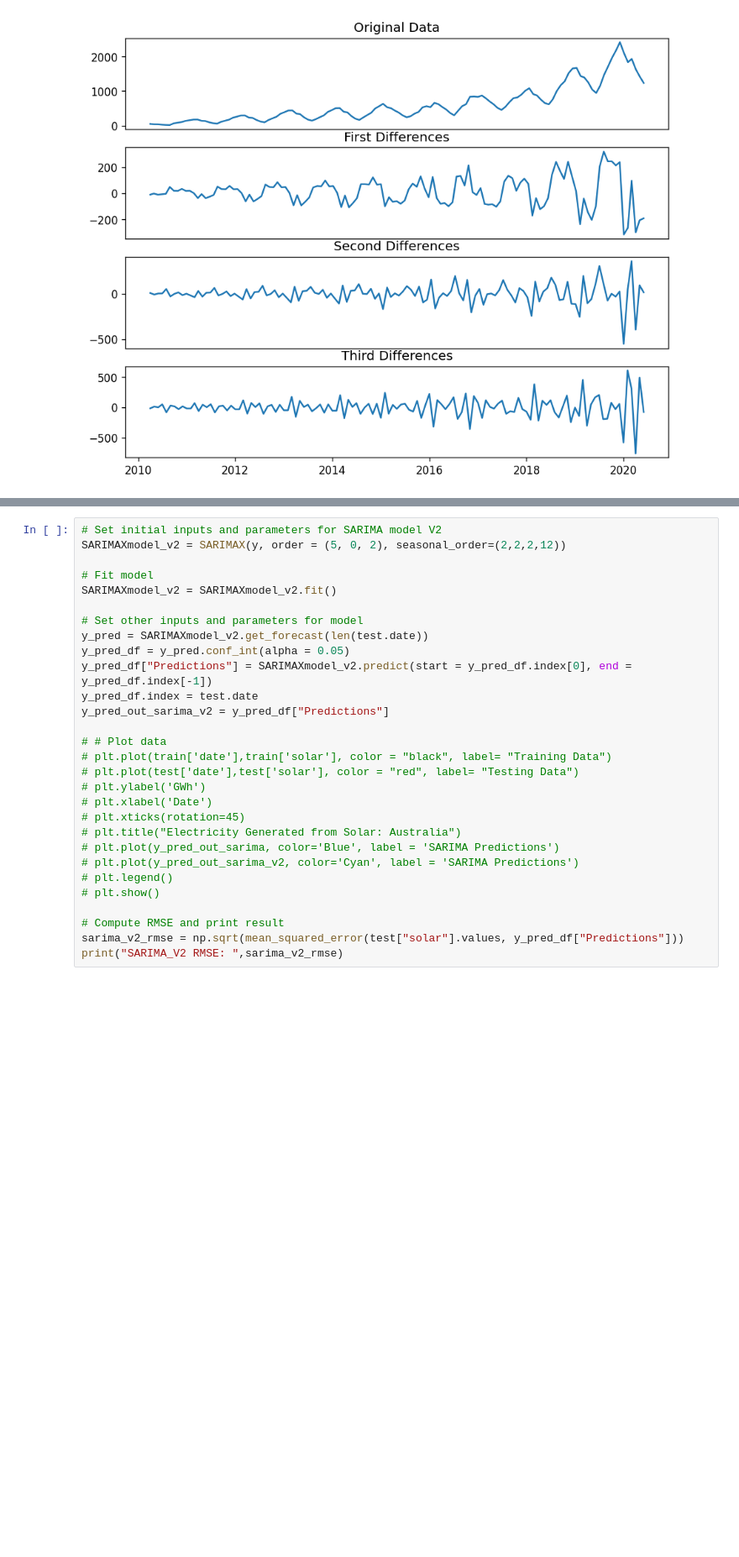
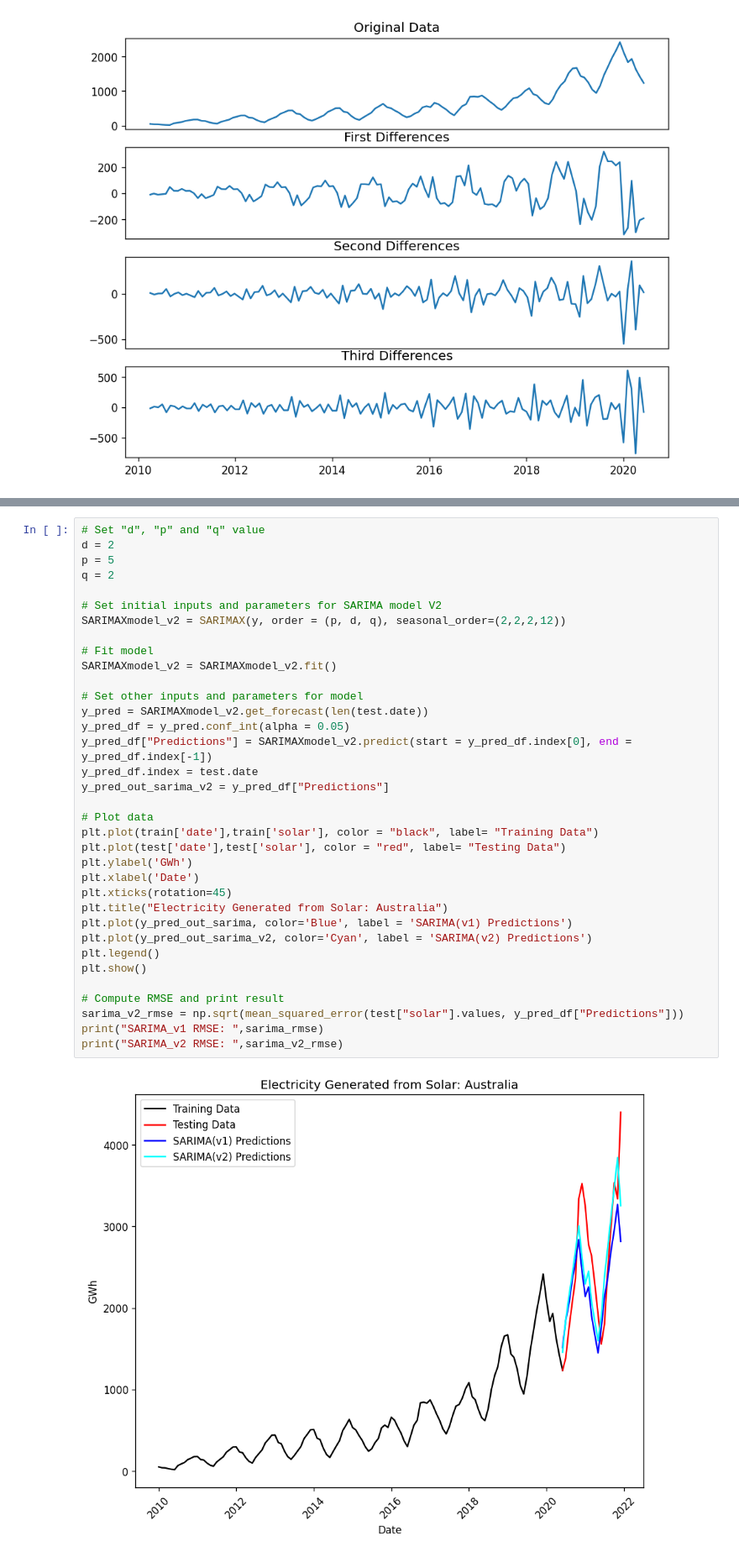
Before and after one commit to shwetajain1022/Project-4, a Jupyter notebook: AUS_solar_model_colab.ipynb, the cells around one changed output, grey strips where cells are left out. Shown: that part at 84% size. Cells and saved outputs as stored; diff of their text form; blank space fills up the shorter version.

```diff
--- a/AUS_solar_model_colab.ipynb
+++ b/AUS_solar_model_colab.ipynb
@@ -248,30 +381,37 @@ plt.show()
 # %%
+# Set "d", "p" and "q" value
+d = 2
+p = 5
+q = 2
+
 # Set initial inputs and parameters for SARIMA model V2
-SARIMAXmodel_v2 = SARIMAX(y, order = (5, 0, 2), seasonal_order=(2,2,2,12))
+SARIMAXmodel_v2 = SARIMAX(y, order = (p, d, q), seasonal_order=(2,2,2,12))
 
 # Fit model
 SARIMAXmodel_v2 = SARIMAXmodel_v2.fit()
 
 # Set other inputs and parameters for model
 y_pred = SARIMAXmodel_v2.get_forecast(len(test.date))
 y_pred_df = y_pred.conf_int(alpha = 0.05)
 y_pred_df["Predictions"] = SARIMAXmodel_v2.predict(start = y_pred_df.index[0], end = y_pred_df.index[-1])
 y_pred_df.index = test.date
 y_pred_out_sarima_v2 = y_pred_df["Predictions"]
 
-# # Plot data
-# plt.plot(train['date'],train['solar'], color = "black", label= "Training Data")
-# plt.plot(test['date'],test['solar'], color = "red", label= "Testing Data")
-# plt.ylabel('GWh')
-# plt.xlabel('Date')
-# plt.xticks(rotation=45)
-# plt.title("Electricity Generated from Solar: Australia")
-# plt.plot(y_pred_out_sarima, color='Blue', label = 'SARIMA Predictions')
-# plt.plot(y_pred_out_sarima_v2, color='Cyan', label = 'SARIMA Predictions')
-# plt.legend()
-# plt.show()
+# Plot data
+plt.plot(train['date'],train['solar'], color = "black", label= "Training Data")
+plt.plot(test['date'],test['solar'], color = "red", label= "Testing Data")
+plt.ylabel('GWh')
+plt.xlabel('Date')
+plt.xticks(rotation=45)
+plt.title("Electricity Generated from Solar: Australia")
+plt.plot(y_pred_out_sarima, color='Blue', label = 'SARIMA(v1) Predictions')
+plt.plot(y_pred_out_sarima_v2, color='Cyan', label = 'SARIMA(v2) Predictions')
+plt.legend()
+plt.show()
 
 # Compute RMSE and print result
 sarima_v2_rmse = np.sqrt(mean_squared_error(test["solar"].values, y_pred_df["Predictions"]))
-print("SARIMA_V2 RMSE: ",sarima_v2_rmse)
+print("SARIMA_v1 RMSE: ",sarima_rmse)
+print("SARIMA_v2 RMSE: ",sarima_v2_rmse)
 # %% [output]
+[figure, added]
```
Also changed, not shown: parts of 13 cells of this notebook.
